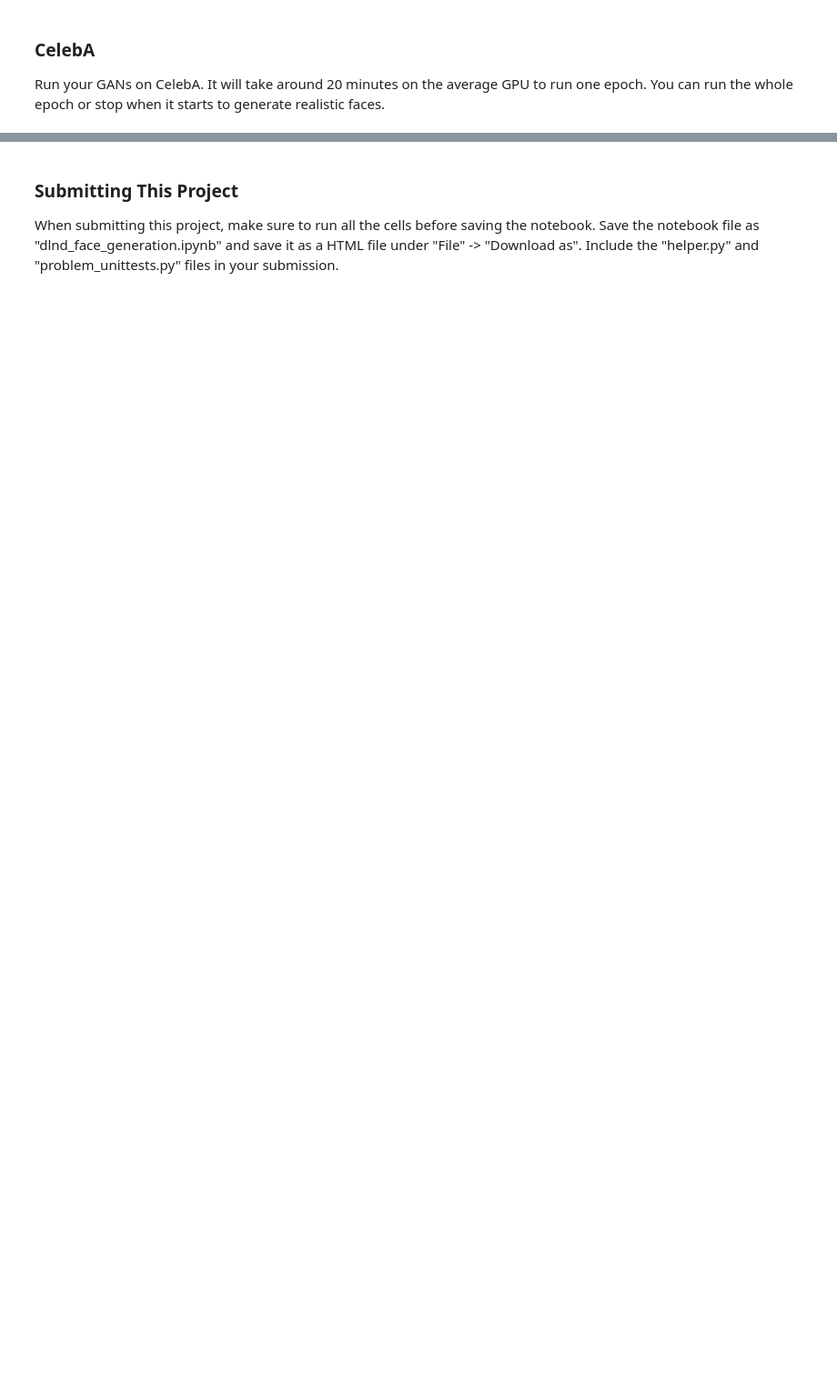
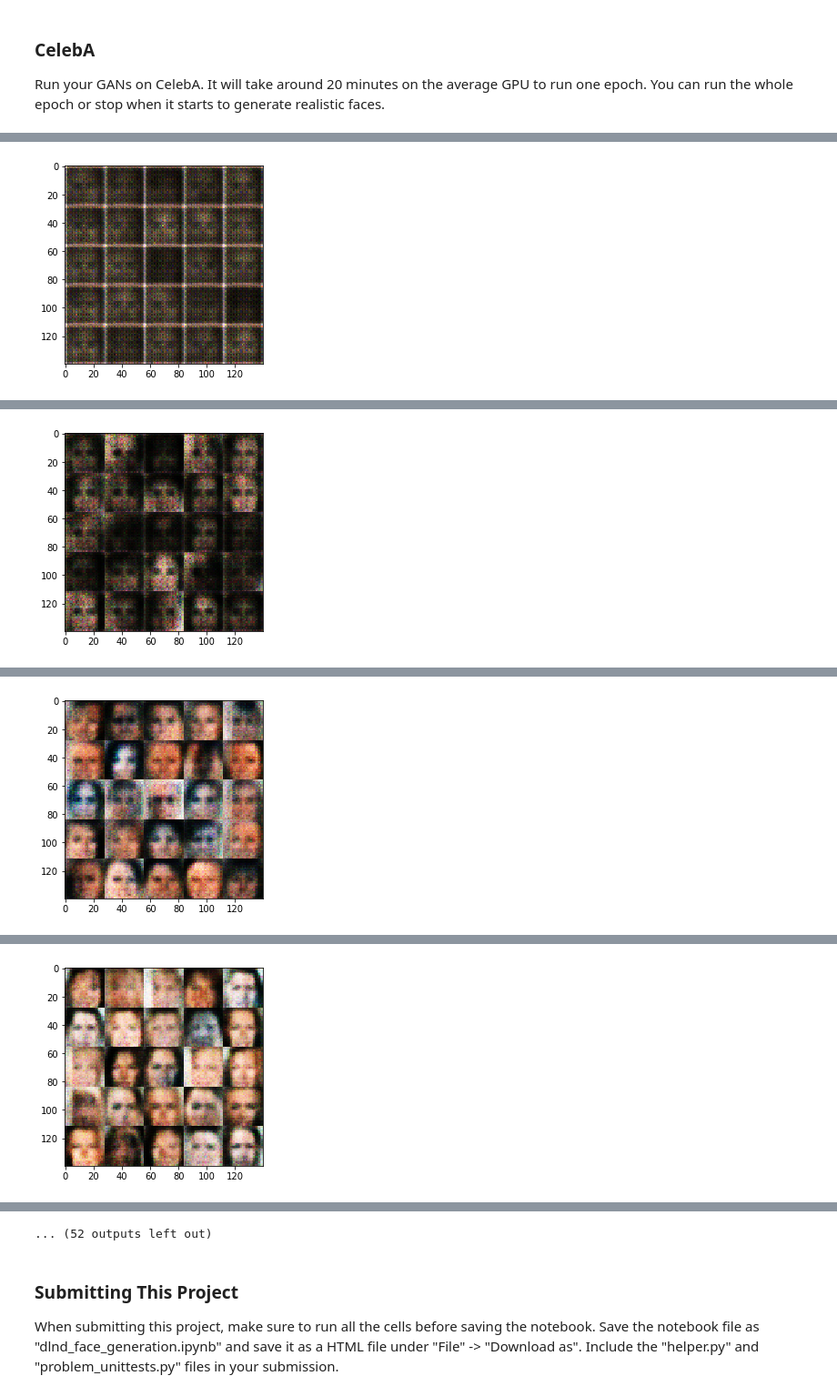
Before and after one commit to JonathanPCGuy/dlnd-project5, a Jupyter notebook: dlnd_face_generation.ipynb, the cells around one changed output, grey strips where cells are left out. Shown at 91% size. Saved outputs shown, nothing was run; the diff lists cells and outputs as text; code cells hidden in the pictures; blank space fills up the shorter version.

```diff
--- a/dlnd_face_generation.ipynb
+++ b/dlnd_face_generation.ipynb
@@ -437,10 +492,10 @@ KeyboardInterrupt:
 ### CelebA
 Run your GANs on CelebA.  It will take around 20 minutes on the average GPU to run one epoch.  You can run the whole epoch or stop when it starts to generate realistic faces.
 # %%
-batch_size = None
-z_dim = None
-learning_rate = None
-beta1 = None
+batch_size = 64
+z_dim = 100
+learning_rate = .0001
+beta1 = 0.4
 
 
 """
@@ -452,3 +507,4 @@ celeba_dataset = helper.Dataset('celeba', glob(os.path.join(data_dir, 'img_align
 with tf.Graph().as_default():
     train(epochs, batch_size, z_dim, learning_rate, beta1, celeba_dataset.get_batches,
           celeba_dataset.shape, celeba_dataset.image_mode)
+# %% [output]
@@ -454,0 +521 @@ with tf.Graph().as_default():
+[figure, added]
@@ -454,0 +532 @@ with tf.Graph().as_default():
+[figure, added]
@@ -454,0 +543 @@ with tf.Graph().as_default():
+[figure, added]
@@ -454,0 +554 @@ with tf.Graph().as_default():
+[figure, added]
@@ -455,3 +577,4 @@ with tf.Graph().as_default():
+... (52 outputs left out)
 # %% [markdown]
 ### Submitting This Project
 When submitting this project, make sure to run all the cells before saving the notebook. Save the notebook file as "dlnd_face_generation.ipynb" and save it as a HTML file under "File" -> "Download as". Include the "helper.py" and "problem_unittests.py" files in your submission.
```
Also changed, not shown: parts of 7 cells of this notebook, 1 other file.
